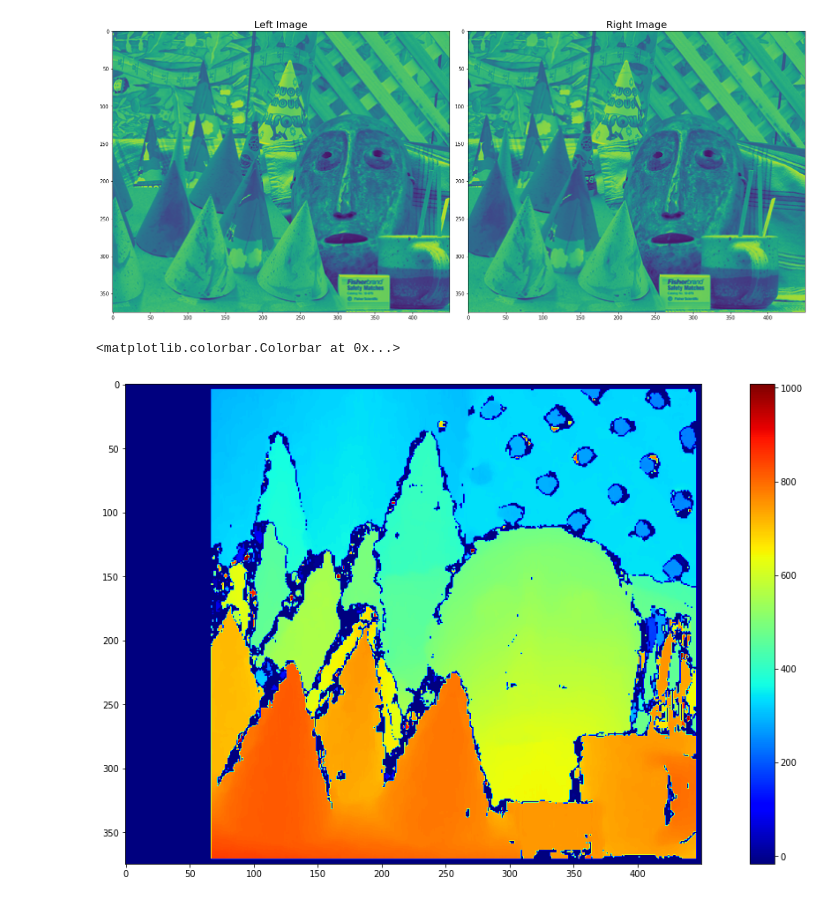
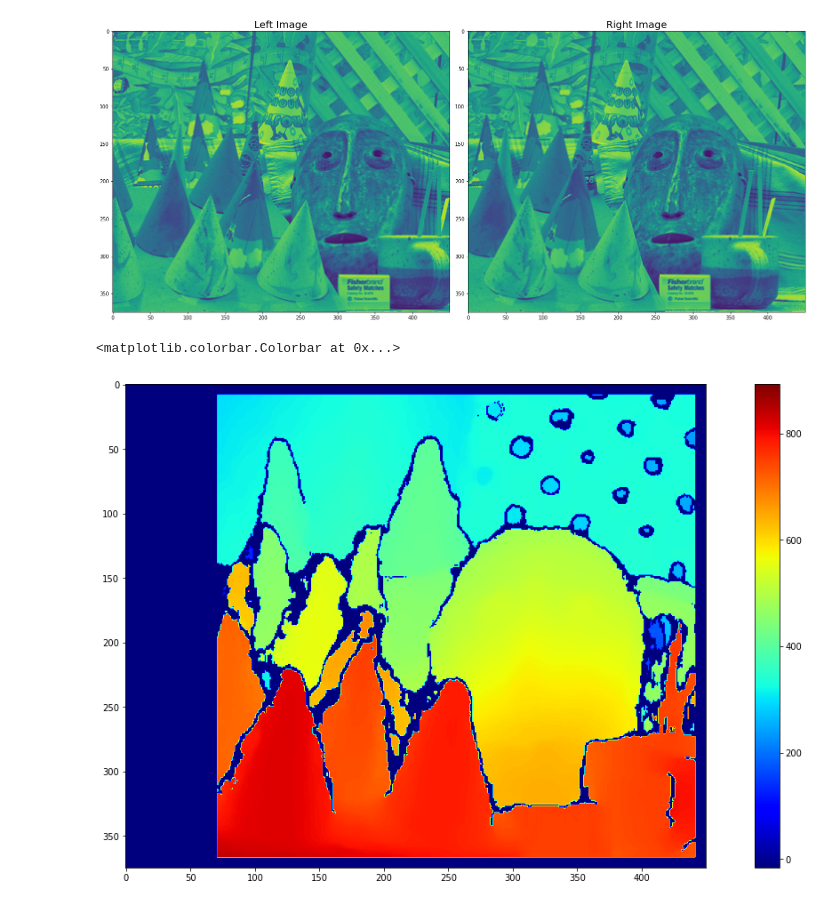
Before and after one commit to dotimothy/TheDoPro, a Jupyter notebook: Vision/SDP_Stereovision-Image-Processing.ipynb, the cells around one changed output. Cells and saved outputs as stored; diff of their text form; code cells hidden in the pictures.

```diff
--- a/Vision/SDP_Stereovision-Image-Processing.ipynb
+++ b/Vision/SDP_Stereovision-Image-Processing.ipynb
@@ -4,8 +4,8 @@ import matplotlib.pyplot as plt
 import cv2 as cv
 import time
 # %%
-image_L = cv.imread('/content/drive/MyDrive/TDTecher SDP/Images/left_cone.png', 0)
-image_R = cv.imread('/content/drive/MyDrive/TDTecher SDP/Images/right_cone.png', 0)
+image_L = cv.imread('../Images/left_cone.png', 0)
+image_R = cv.imread('../Images/right_cone.png', 0)
 # %%
 plt.figure(figsize=(20, 10))
 plt.subplot(121)
@@ -19,16 +19,16 @@ plt.tight_layout()
 [figure]
 # %%
 start = time.time()
-stereo = cv.StereoBM_create(numDisparities=64, blockSize=9)
+stereo = cv.StereoBM_create(numDisparities=64, blockSize=17)
 disparity = stereo.compute(image_L, image_R)
 end = time.time()
 
 plt.figure(figsize=(20, 10))
 plt.imshow(disparity, cmap='jet')
 plt.colorbar()
 # %% [output]
 <matplotlib.colorbar.Colorbar at 0x...>
-[figure, old version]
+[figure, new version]
 # %%
 end -start
 # %% [output]
```
Also changed, not shown: parts of 1 cell of this notebook, 2 other files.
